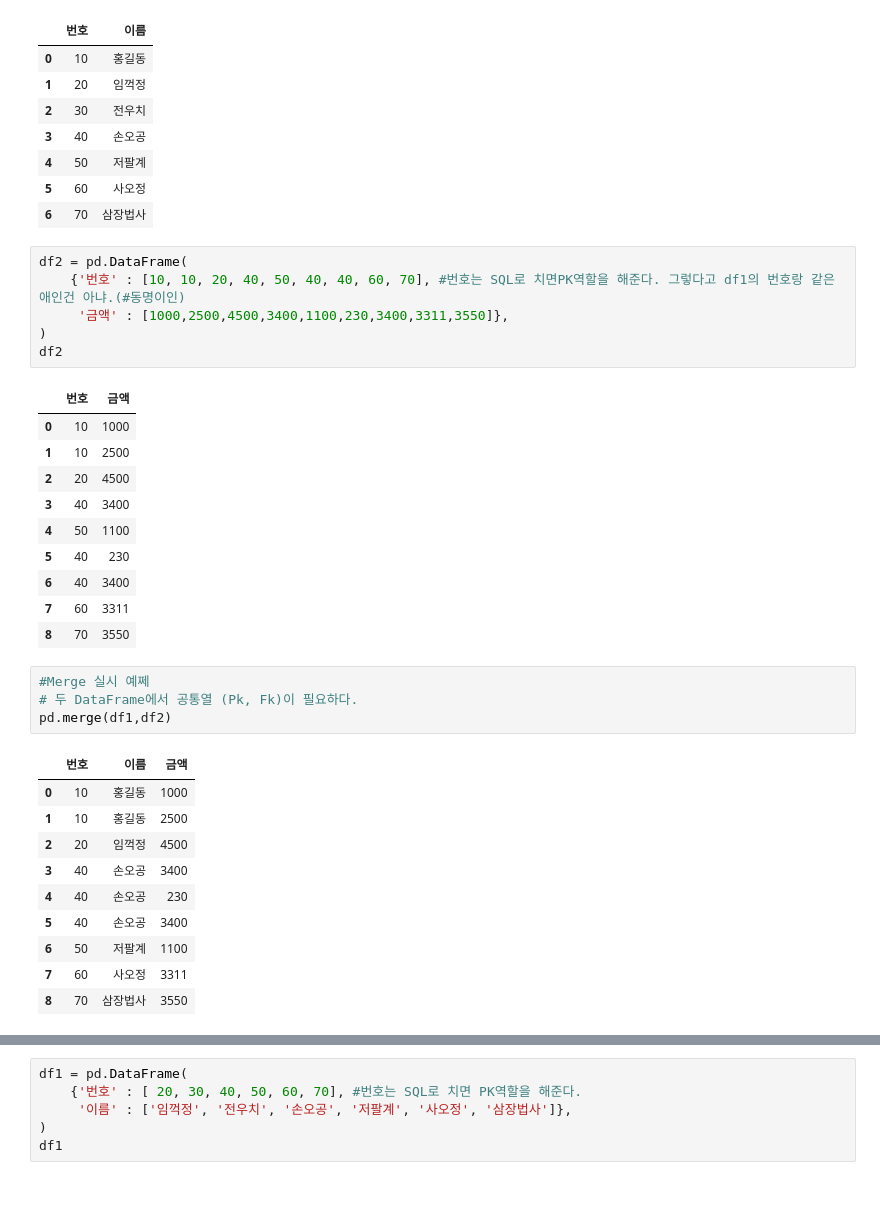
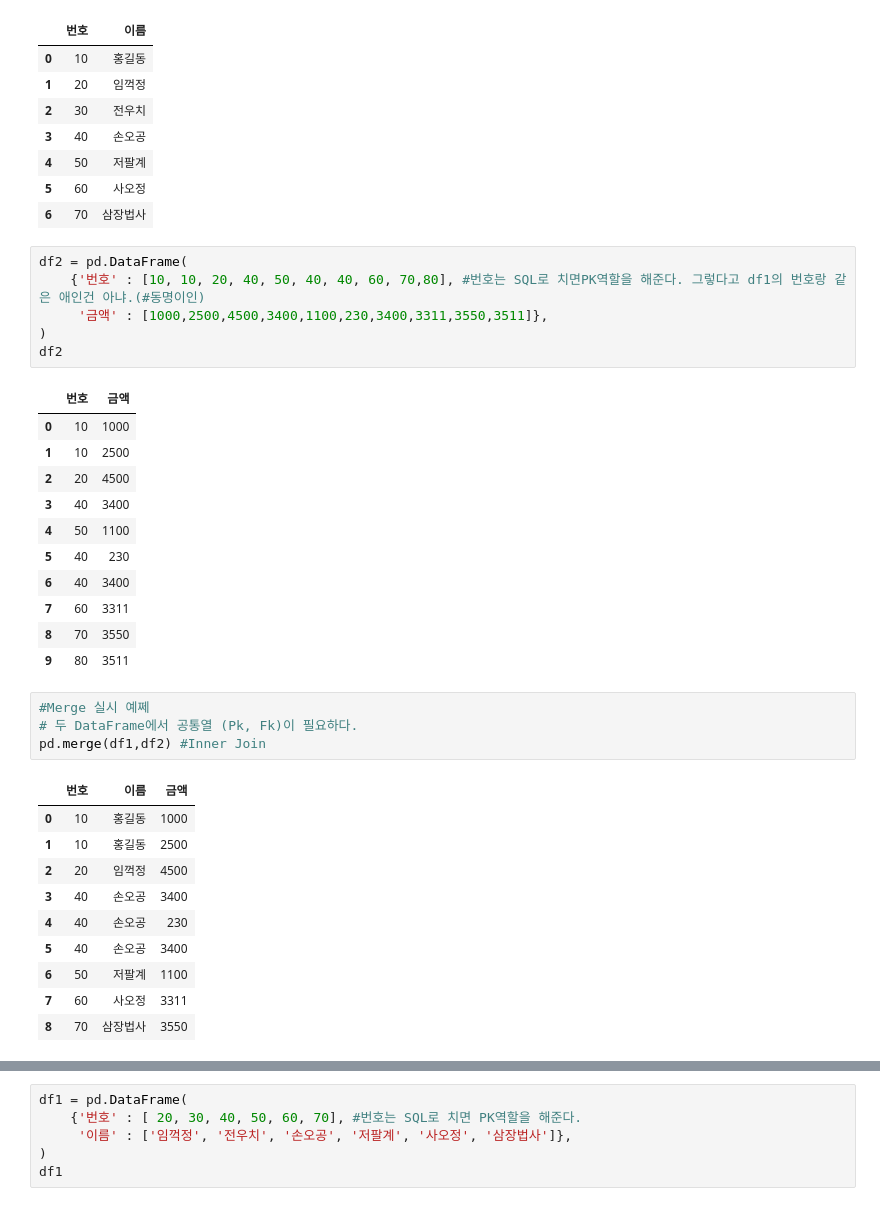
Before and after one commit to odong1989/-Machine-learning, a Jupyter notebook: SWDO_3th_ML/12_Pandas_Merge.ipynb, the cells around one changed output, grey strips where cells are left out. Cells and saved outputs as stored; diff of their text form.

```diff
--- a/SWDO_3th_ML/12_Pandas_Merge.ipynb
+++ b/SWDO_3th_ML/12_Pandas_Merge.ipynb
@@ -24,25 +24,26 @@ df1
 | 6 | 70 | 삼장법사 |
 # %%
 df2 = pd.DataFrame(
-    {'번호' : [10, 10, 20, 40, 50, 40, 40, 60, 70], #번호는 SQL로 치면PK역할을 해준다. 그렇다고 df1의 번호랑 같은 애인건 아냐.(#동명이인)
-     '금액' : [1000,2500,4500,3400,1100,230,3400,3311,3550]},
+    {'번호' : [10, 10, 20, 40, 50, 40, 40, 60, 70,80], #번호는 SQL로 치면PK역할을 해준다. 그렇다고 df1의 번호랑 같은 애인건 아냐.(#동명이인)
+     '금액' : [1000,2500,4500,3400,1100,230,3400,3311,3550,3511]},
 )
 df2
 # %% [output]
 |  | 번호 | 금액 |
 | 0 | 10 | 1000 |
 | 1 | 10 | 2500 |
 | 2 | 20 | 4500 |
 | 3 | 40 | 3400 |
 | 4 | 50 | 1100 |
 | 5 | 40 | 230 |
 | 6 | 40 | 3400 |
 | 7 | 60 | 3311 |
 | 8 | 70 | 3550 |
+| 9 | 80 | 3511 |
 # %%
 #Merge 실시 예쩨
 # 두 DataFrame에서 공통열 (Pk, Fk)이 필요하다.
-pd.merge(df1,df2)
+pd.merge(df1,df2) #Inner Join
 # %% [output]
 |  | 번호 | 이름 | 금액 |
 | 0 | 10 | 홍길동 | 1000 |
```
Also changed, not shown: parts of 1 cell of this notebook, 12 other files.
